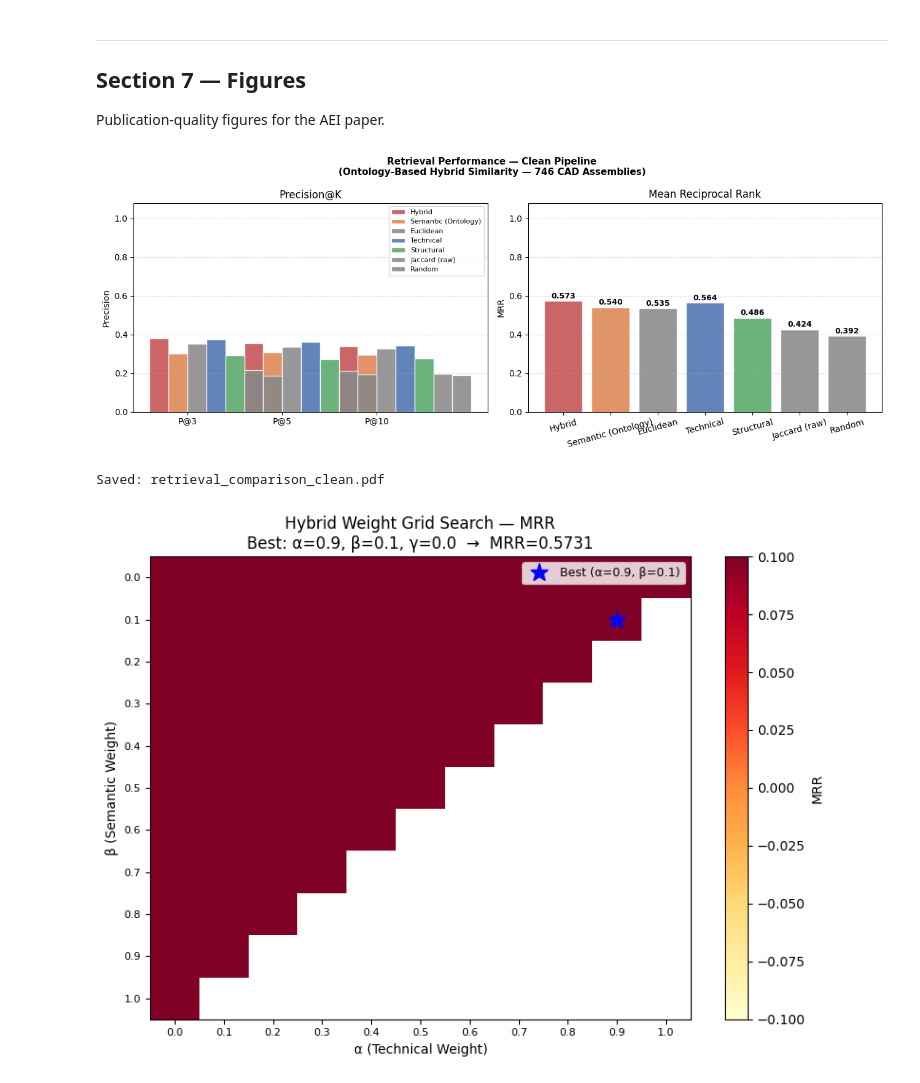
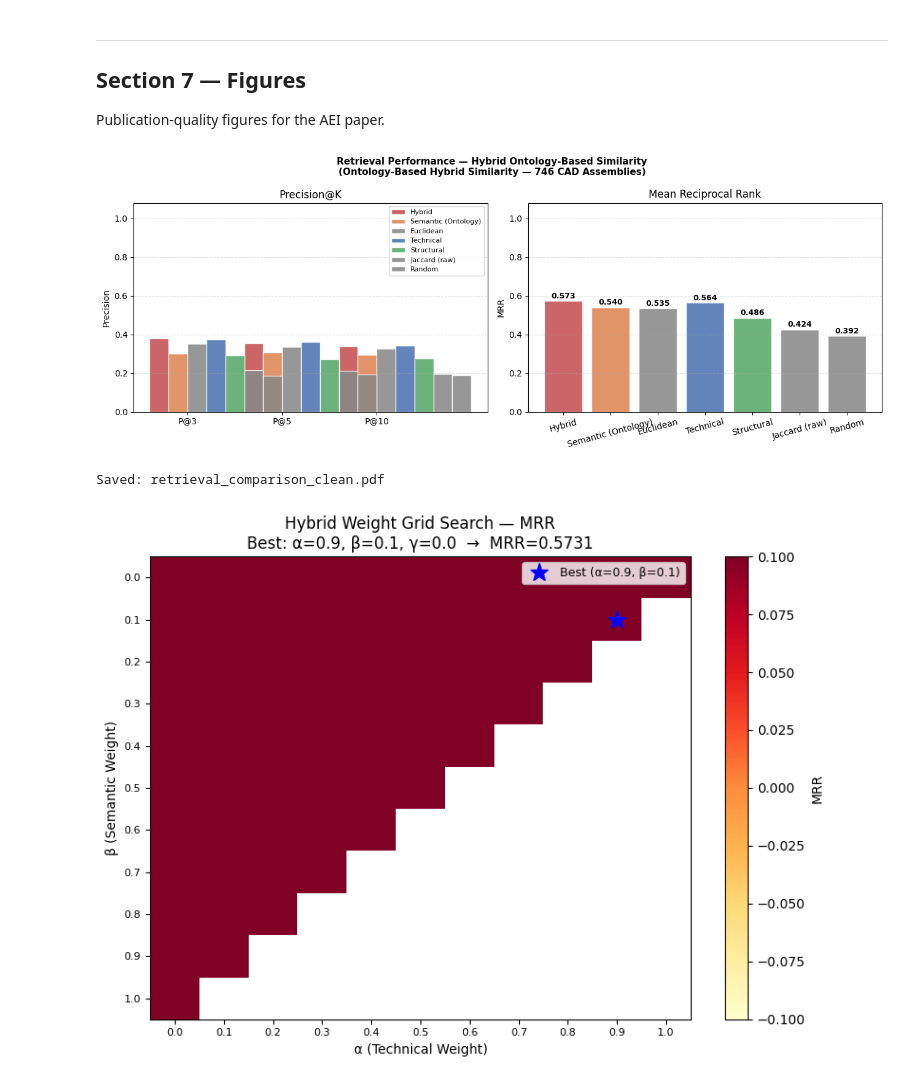
Before and after one commit to 2314r/SimilarityThesis, a Jupyter notebook: ThesisV10.ipynb, the cells around one changed output. Cells and saved outputs as stored; diff of their text form; code cells hidden in the pictures.

```diff
--- a/ThesisV10.ipynb
+++ b/ThesisV10.ipynb
@@ -143,7 +143,7 @@ axes[0].bar(family_counts.index, family_counts.values,
             color=['#4C72B0','#DD8452','#55A868','#C44E52','#8172B2'],
             edgecolor='white', alpha=0.87)
 axes[0].set_title('Assembly Family Distribution (n=746)', fontweight='bold')
-axes[0].set_xlabel('Pseudo-Family')
+axes[0].set_xlabel('Topology Family')
 axes[0].set_ylabel('Count')
 axes[0].tick_params(axis='x', rotation=20)
 for i, v in enumerate(family_counts.values):
@@ -844,7 +844,7 @@ Publication-quality figures for the AEI paper.
 # %%
 # ── Fig 1: Retrieval comparison (P@K + MRR) ──────────────────────────────────
 fig, axes = plt.subplots(1, 2, figsize=(13, 5))
-fig.suptitle('Retrieval Performance — Clean Pipeline\n'
+fig.suptitle('Retrieval Performance — Hybrid Ontology-Based Similarity\n'
              '(Ontology-Based Hybrid Similarity — 746 CAD Assemblies)',
              fontsize=11, fontweight='bold')
 
@@ -860,34 +860,34 @@ ax = axes[0]
 for i, r in enumerate(results):
     vals = [r['Precision@3'], r['Precision@5'], r['Precision@10']]
     ax.bar(x + i*width, vals, width, label=r['Method'],
            color=bar_c[i], alpha=0.87, edgecolor='white')
 ax.set_xticks(x + width * 1.5)
 ax.set_xticklabels(['P@3', 'P@5', 'P@10'])
 ax.set_ylabel('Precision')
 ax.set_ylim(0, 1.08)
 ax.set_title('Precision@K')
 ax.legend(fontsize=8)
 ax.grid(axis='y', linestyle='--', alpha=0.4)
 
 ax2 = axes[1]
 mrr_vals = [r['MRR'] for r in results]
 bars = ax2.bar(methods_r, mrr_vals, color=bar_c, alpha=0.87, edgecolor='white')
 for bar, val in zip(bars, mrr_vals):
     ax2.text(bar.get_x()+bar.get_width()/2, bar.get_height()+0.005,
              f'{val:.3f}', ha='center', va='bottom', fontsize=9, fontweight='bold')
 ax2.set_ylabel('MRR')
 ax2.set_ylim(0, 1.08)
 ax2.set_title('Mean Reciprocal Rank')
 ax2.tick_params(axis='x', rotation=15)
 ax2.grid(axis='y', linestyle='--', alpha=0.4)
 
 plt.tight_layout()
 plt.savefig(f"{OUT_FIGURES}/retrieval_comparison_clean.pdf", bbox_inches='tight', dpi=150)
 plt.savefig(f"{OUT_FIGURES}/retrieval_comparison_clean.png", bbox_inches='tight', dpi=150)
 plt.show()
 print("Saved: retrieval_comparison_clean.pdf")
 # %% [output]
-[figure, old version]
+[figure, new version]
 Saved: retrieval_comparison_clean.pdf
 # %%
 # ── Fig 2: Weight grid search heatmap ─────────────────────────────────────────
```
Also changed, not shown: parts of 4 cells of this notebook, 19 other files.
